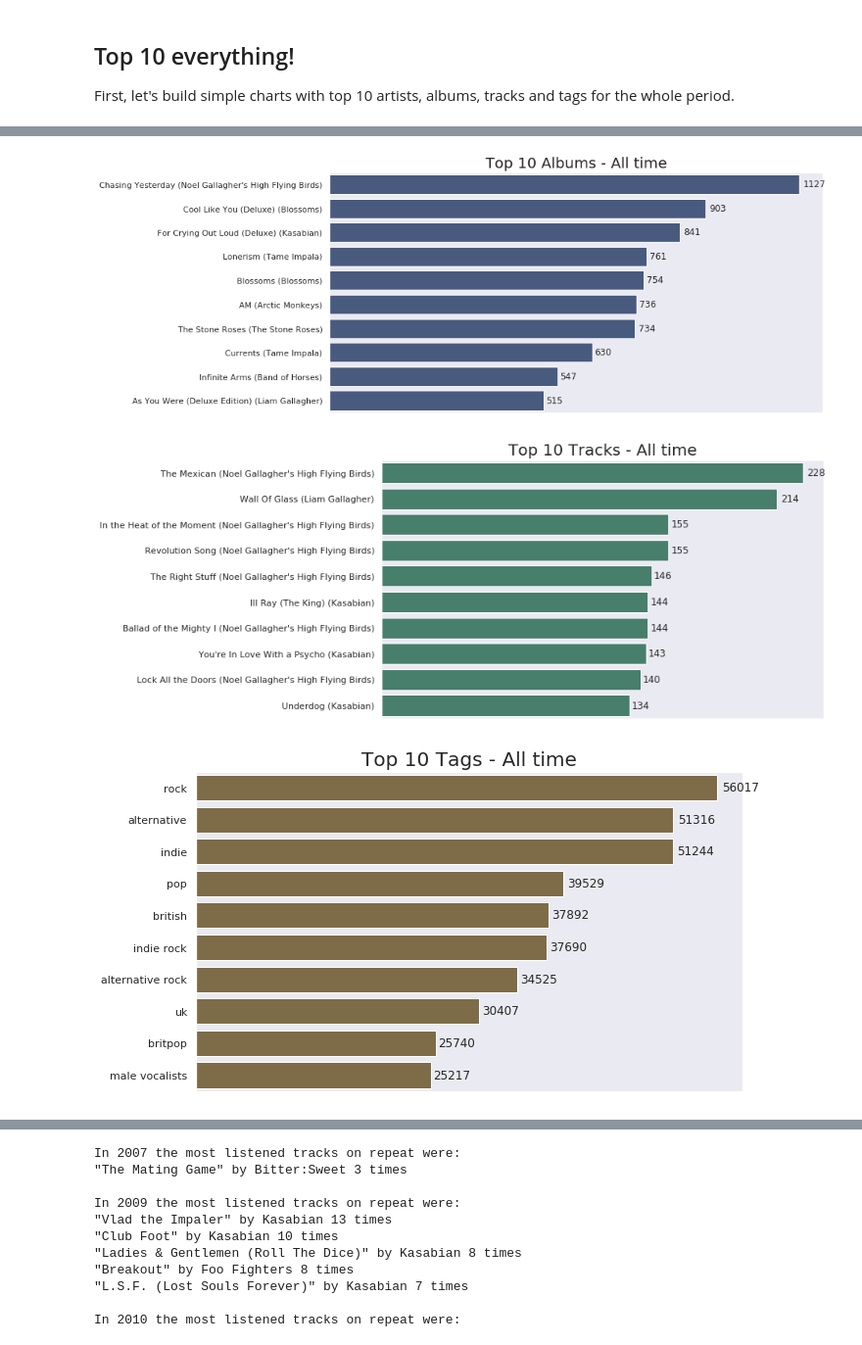
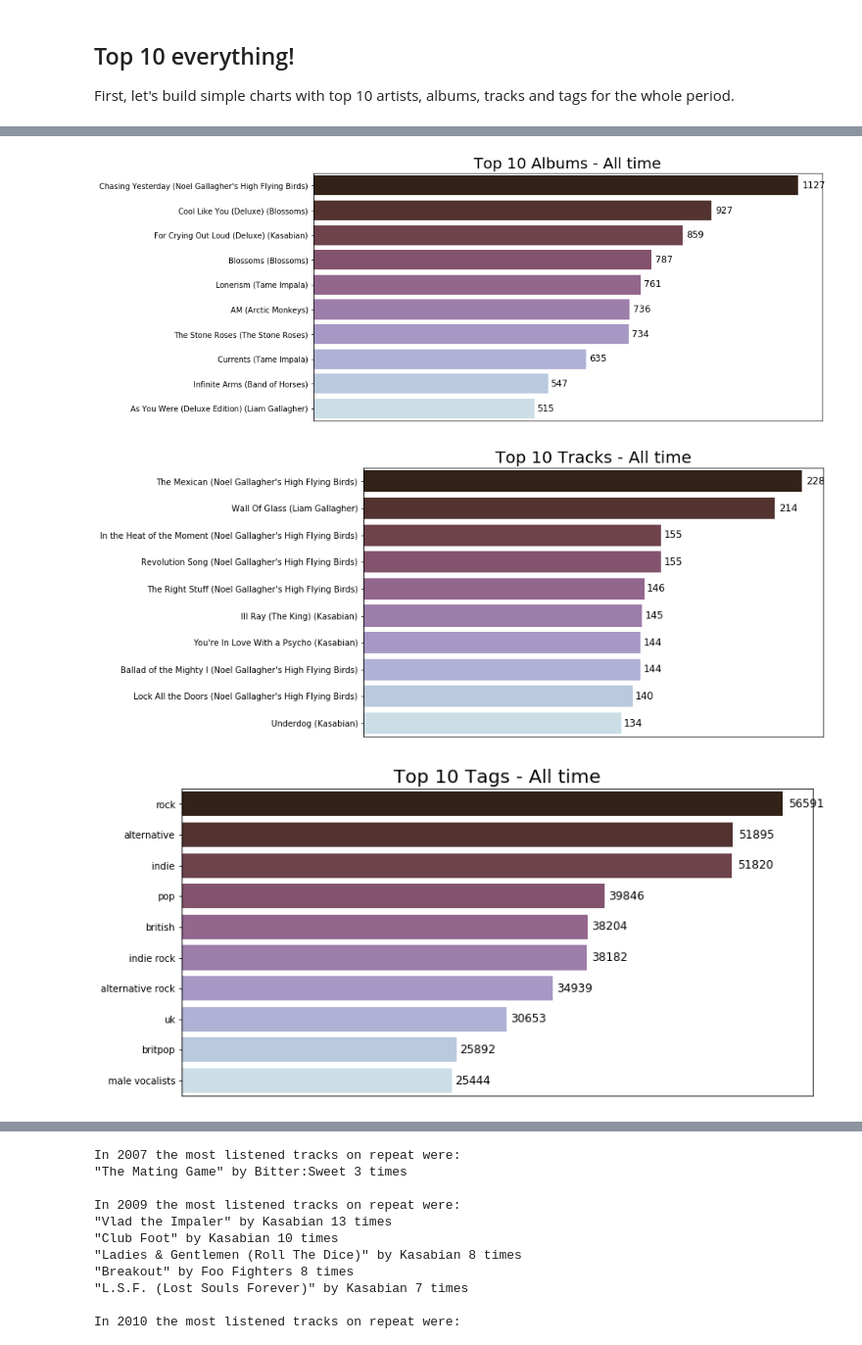
Before and after one commit to gomesfernanda/lastfm-reports, a Jupyter notebook: lastfm_analysis.ipynb, the cells around one changed output, grey strips where cells are left out. Shown at 98% size. Drawn from its saved outputs; the diff is of its cells as text; code cells hidden in the pictures.

```diff
--- a/lastfm_analysis.ipynb
+++ b/lastfm_analysis.ipynb
@@ -21,8 +21,8 @@ import datetime
 user = 'fergomes'
 
 if user == 'fergomes':
-    directory = 'export_fergomes_20191021'
-    file = 'historical_tracks_fergomes_201910211826.csv'
+    directory = 'export_fergomes_20191109'
+    file = 'historical_tracks_fergomes_201911091749.csv'
 
 scrobbles_df = pd.read_csv(directory + '/' + file, sep=',')
 scrobbles_df.info()
@@ -75,10 +95,12 @@ top_100_artists = top_artists.most_common(100)
 x_artists = [item[0] for item in top_100_artists]
 y_artists = [item[1] for item in top_100_artists]
 
-sns.set()
+
 plt.subplots(figsize=(10, 6))
 
-artists_plot = sns.barplot(y_artists[:10], x_artists[:10], color="#873f57")
+palette = sns.cubehelix_palette(10, start=1.5, rot=-.75, reverse=True)
+
+artists_plot = sns.barplot(y_artists[:10], x_artists[:10], palette=palette)
 artists_plot.axes.get_xaxis().set_visible(False)
 artists_plot.set_title('Top 10 Artists - All time', fontsize=20)
 for p in artists_plot.patches:
@@ -105,14 +127,14 @@ for i in range(len(x_albums)):
     except: x_albums_with_artist.append("nan")
 
 plt.subplots(figsize=(12, 6))
-albums_plot = sns.barplot(y_albums[1:11], x_albums_with_artist[1:11], color="#3f5787")
+albums_plot = sns.barplot(y_albums[1:11], x_albums_with_artist[1:11], palette=palette)
 albums_plot.axes.get_xaxis().set_visible(False)
 albums_plot.set_title('Top 10 Albums - All time', fontsize=20)
 for p in albums_plot.patches:
     albums_plot.text(p.get_width() * 1.01, p.get_y() + p.get_height()/2.,'%d' % int(p.get_width()),
             fontsize=12, ha='left', va='center')
 # %% [output]
-[figure, old version]
+[figure, new version]
 # %%
 top_tracks = Counter(scrobbles_df['Track'])
 top_100_tracks = top_tracks.most_common(100)
@@ -132,40 +154,40 @@ for i in range(len(x_albums)):
 
 
 plt.subplots(figsize=(10, 6))
-tracks_plot = sns.barplot(y_tracks[:10], x_tracks_with_artist[:10], color="#3f876f")
+tracks_plot = sns.barplot(y_tracks[:10], x_tracks_with_artist[:10], palette=palette)
 tracks_plot.axes.get_xaxis().set_visible(False)
 tracks_plot.set_title('Top 10 Tracks - All time', fontsize=20)
 for p in tracks_plot.patches:
     tracks_plot.text(p.get_width()*1.01, p.get_y() + p.get_height()/2.,'%d' % int(p.get_width()),
             fontsize=12, ha='left', va='center')
 # %% [output]
-[figure, old version]
+[figure, new version]
 # %%
 tags_df = scrobbles_df['Tags']
 count_tags = {}
 
 for i in range(len(scrobbles_df)):
     str1 = tags_df.iloc[i]
     str1 = str1.replace("[","").replace("]","").replace("'","")
     str1 = str1.split(", ")
     for j in range(len(str1)):
         if str1[j] not in count_tags:
             count_tags[str1[j]] = 1
         elif str1[j] in count_tags:
             count_tags[str1[j]] += 1
 
 top_tags = Counter(count_tags)
 top_100_tags = top_tags.most_common(100)
 
 x_tags = [item[0] for item in top_100_tags]
 y_tags = [item[1] for item in top_100_tags]
 
-plt.subplots(figsize=(10, 6))
-tags_plot = sns.barplot(y_tags[:10], x_tags[:10], color="#876f3f")
+plt.subplots(figsize=(12, 6))
+tags_plot = sns.barplot(y_tags[:10], x_tags[:10], palette = palette)
 tags_plot.axes.get_xaxis().set_visible(False)
 tags_plot.set_title('Top 10 Tags - All time', fontsize=20)
 for p in tags_plot.patches:
     tags_plot.text(p.get_width()*1.01, p.get_y() + p.get_height()/2.,'%d' % int(p.get_width()),
             fontsize=12, ha='left', va='center')
 # %% [output]
-[figure, old version]
+[figure, new version]
```
Also changed, not shown: parts of 35 cells of this notebook.
